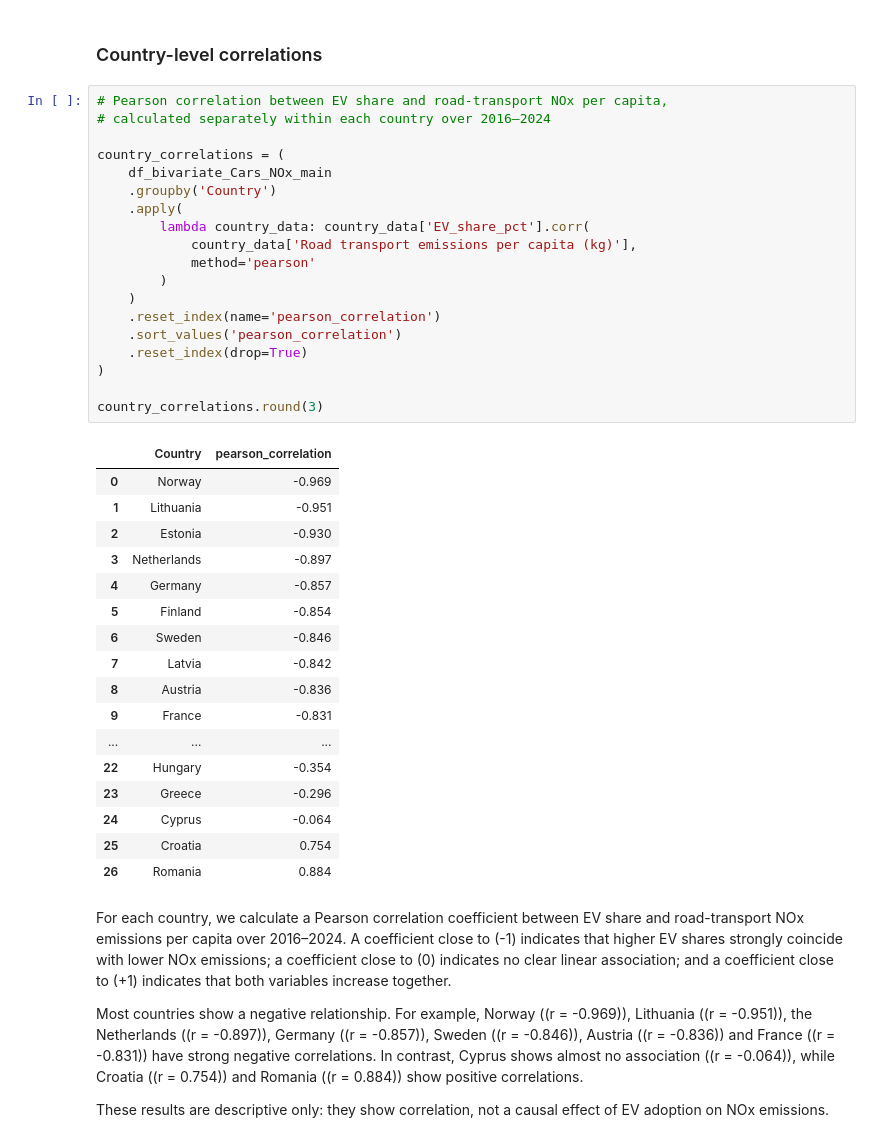
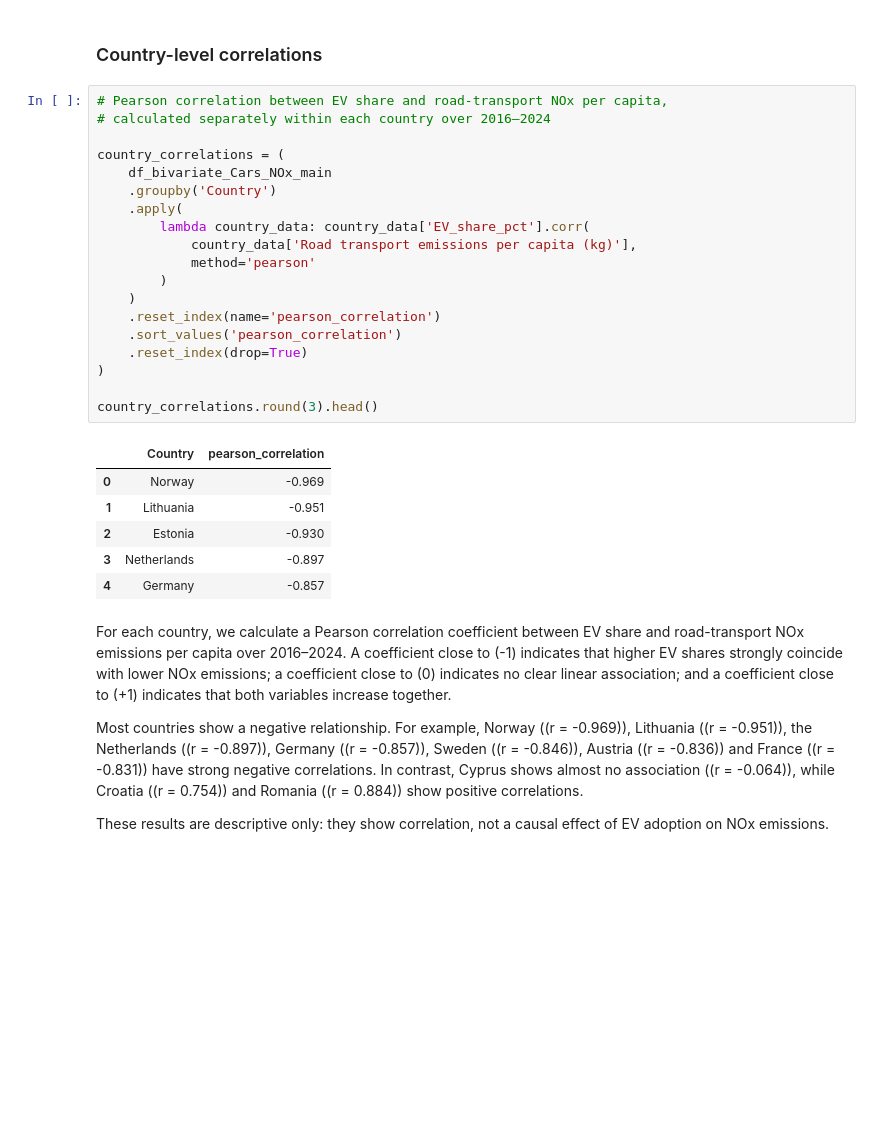
Before and after one commit to Mxlrt69/Data_Science_Project, a Jupyter notebook: draft_bivariate.ipynb, the cells around one changed output. Drawn from its saved outputs; the diff is of its cells as text; blank space fills up the shorter version.

```diff
--- a/draft_bivariate.ipynb
+++ b/draft_bivariate.ipynb
@@ -2070,40 +2070,29 @@ df_bivariate_Cars_NOx_main.head()
 # %%
 # Pearson correlation between EV share and road-transport NOx per capita,
 # calculated separately within each country over 2016–2024
 
 country_correlations = (
     df_bivariate_Cars_NOx_main
     .groupby('Country')
     .apply(
         lambda country_data: country_data['EV_share_pct'].corr(
             country_data['Road transport emissions per capita (kg)'],
             method='pearson'
         )
     )
     .reset_index(name='pearson_correlation')
     .sort_values('pearson_correlation')
     .reset_index(drop=True)
 )
 
-country_correlations.round(3)
+country_correlations.round(3).head()
 # %% [output]
 |  | Country | pearson_correlation |
 | 0 | Norway | -0.969 |
 | 1 | Lithuania | -0.951 |
 | 2 | Estonia | -0.930 |
 | 3 | Netherlands | -0.897 |
 | 4 | Germany | -0.857 |
-| 5 | Finland | -0.854 |
-| 6 | Sweden | -0.846 |
-| 7 | Latvia | -0.842 |
-| 8 | Austria | -0.836 |
-| 9 | France | -0.831 |
-| ... | ... | ... |
-| 22 | Hungary | -0.354 |
-| 23 | Greece | -0.296 |
-| 24 | Cyprus | -0.064 |
-| 25 | Croatia | 0.754 |
-| 26 | Romania | 0.884 |
 # %% [markdown]
 For each country, we calculate a Pearson correlation coefficient between EV share and road-transport NOx emissions per capita over 2016–2024. A coefficient close to \(-1\) indicates that higher EV shares strongly coincide with lower NOx emissions; a coefficient close to \(0\) indicates no clear linear association; and a coefficient close to \(+1\) indicates that both variables increase together.
 
```
Also changed, not shown: parts of 2 cells of this notebook.
